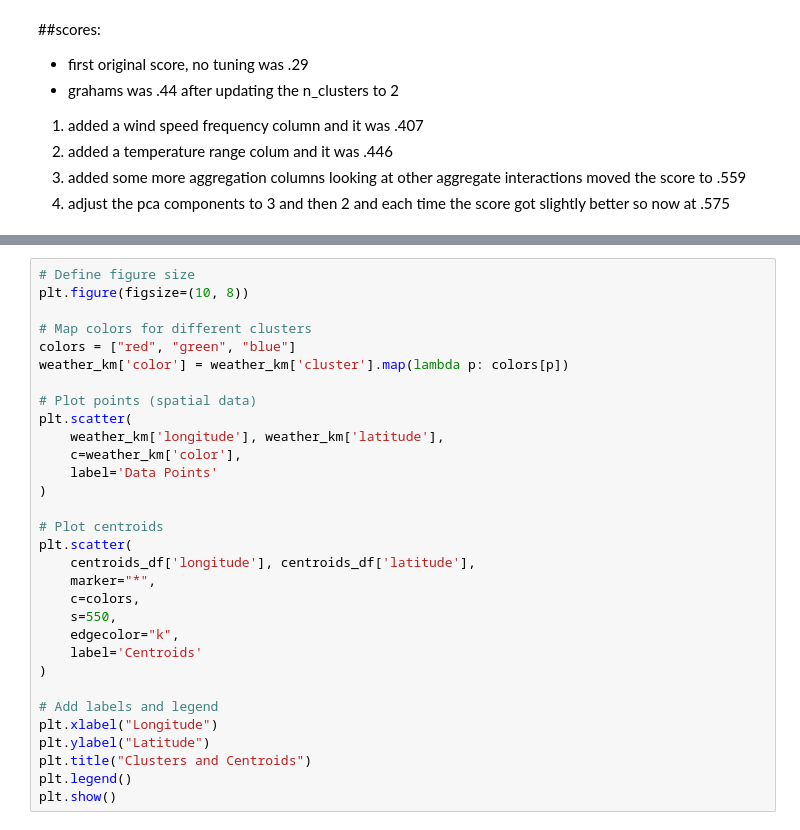
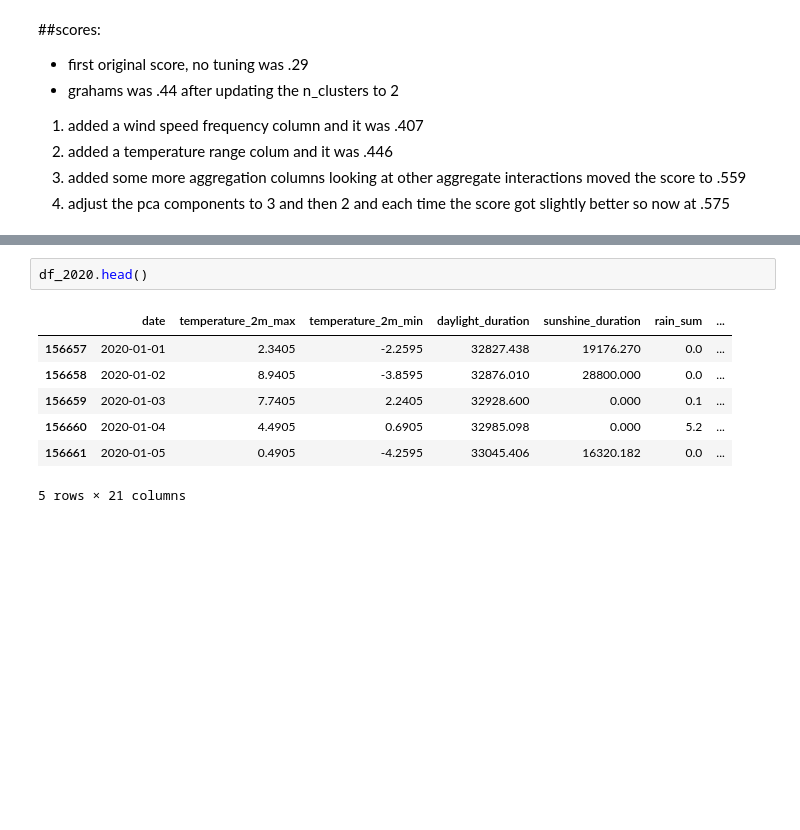
Before and after one commit to DamarTheMunginizer/New-York-State-Energy-Consumption, a Jupyter notebook: Project-5-checkpoint.ipynb, the cells around one changed output, grey strips where cells are left out. Saved outputs shown, nothing was run; the diff lists cells and outputs as text; blank space fills up the shorter version.

```diff
--- a/Project-5-checkpoint.ipynb
+++ b/Project-5-checkpoint.ipynb
@@ -385,31 +437,10 @@ plt.savefig("./images")
-# %%
-# Define figure size
-plt.figure(figsize=(10, 8))
-
-# Map colors for different clusters
-colors = ["red", "green", "blue"]
-weather_km['color'] = weather_km['cluster'].map(lambda p: colors[p])
-
-# Plot points (spatial data)
-plt.scatter(
-    weather_km['longitude'], weather_km['latitude'],
-    c=weather_km['color'],
-    label='Data Points'
-)
-
-# Plot centroids
-plt.scatter(
-    centroids_df['longitude'], centroids_df['latitude'],
-    marker="*",
-    c=colors,
-    s=550,
-    edgecolor="k",
-    label='Centroids'
-)
-
-# Add labels and legend
-plt.xlabel("Longitude")
-plt.ylabel("Latitude")
-plt.title("Clusters and Centroids")
-plt.legend()
-plt.show()
+# %%
+df_2020.head()
+# %% [output]
+|  | date | temperature_2m_max | temperature_2m_min | daylight_duration | sunshine_duration | rain_sum | ... |
+| 156657 | 2020-01-01 | 2.3405 | -2.2595 | 32827.438 | 19176.270 | 0.0 | ... |
+| 156658 | 2020-01-02 | 8.9405 | -3.8595 | 32876.010 | 28800.000 | 0.0 | ... |
+| 156659 | 2020-01-03 | 7.7405 | 2.2405 | 32928.600 | 0.000 | 0.1 | ... |
+| 156660 | 2020-01-04 | 4.4905 | 0.6905 | 32985.098 | 0.000 | 5.2 | ... |
+| 156661 | 2020-01-05 | 0.4905 | -4.2595 | 33045.406 | 16320.182 | 0.0 | ... |
+5 rows × 21 columns
```
Also changed, not shown: parts of 11 cells of this notebook, 2 other files.
